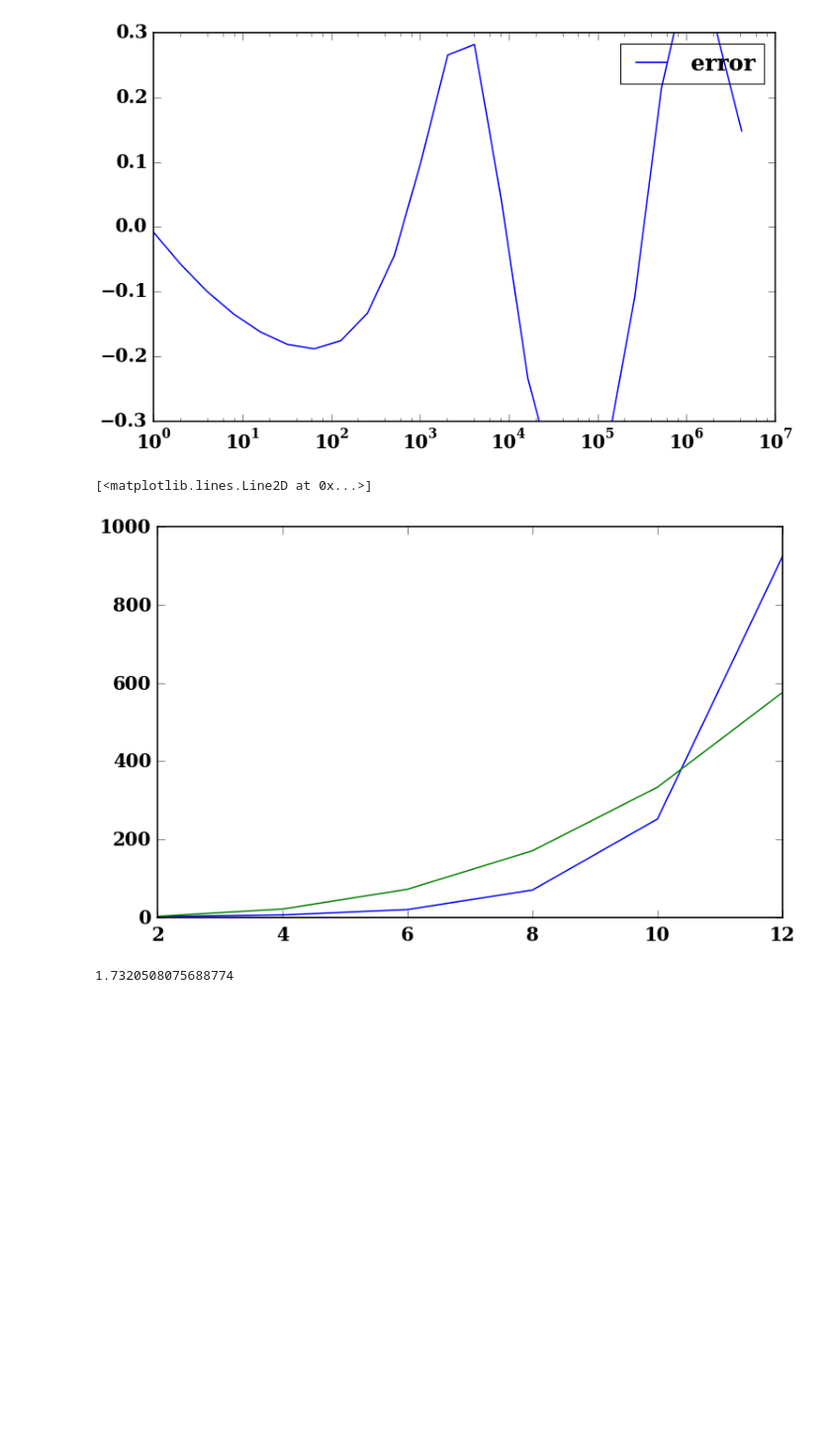
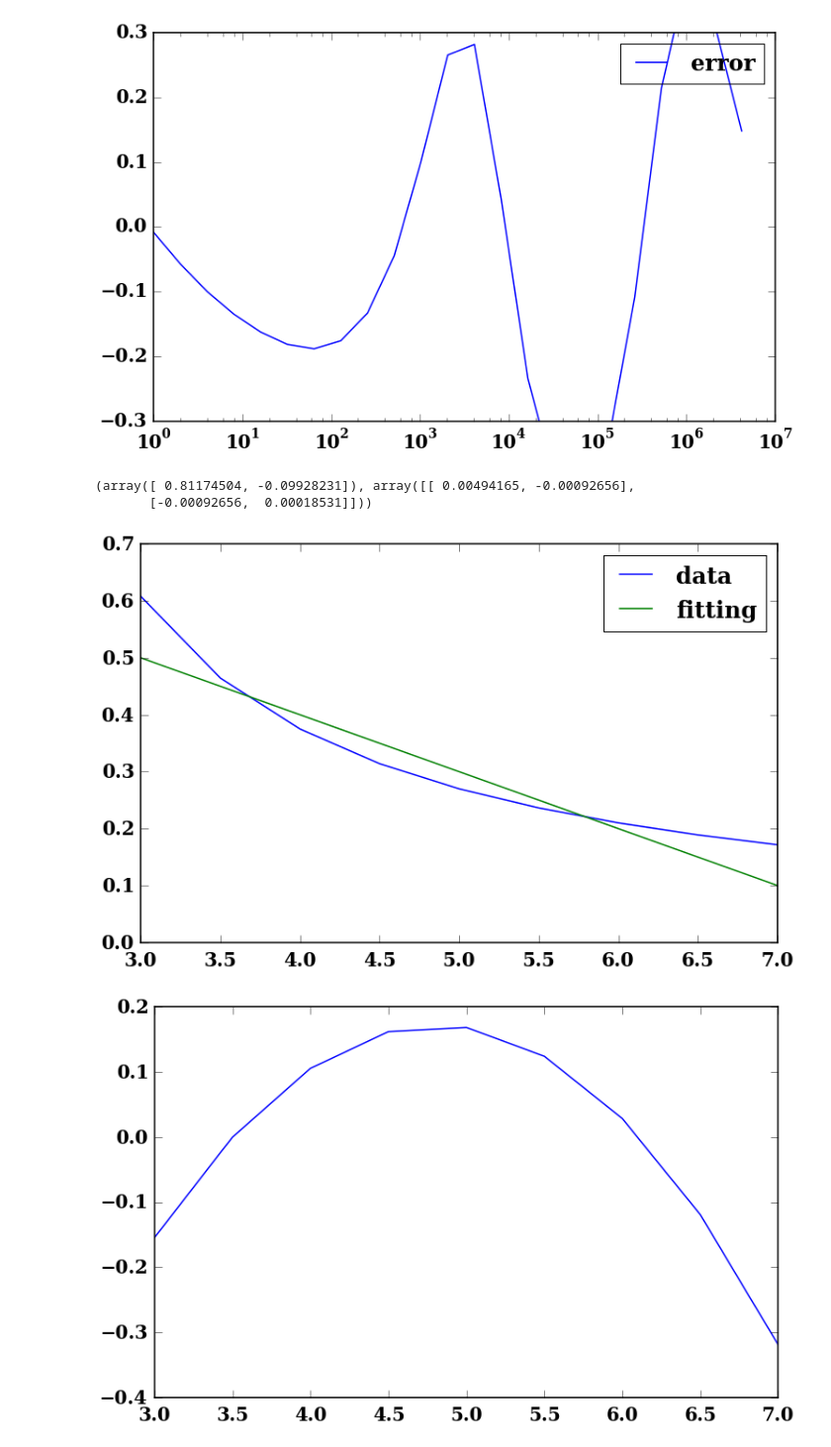
Before and after one commit to ZhaoweiZ/kappa_summer, a Jupyter notebook: finding_beautiful_formula.ipynb, the cells around one changed output. Shown at 99% size. Cells and saved outputs as stored; diff of their text form; code cells hidden in the pictures; blank space fills up the shorter version.

```diff
--- a/finding_beautiful_formula.ipynb
+++ b/finding_beautiful_formula.ipynb
@@ -662,19 +882,34 @@ pl.show()
 # %% [output]
 [figure]
 [figure]
-# %%
-x_haha = [2,4,6,8,10,12]
-y_haha = [2,6,20,70,252,924]
-x_haha22 = [8/3.,64/3.,216/3.,512/3.,1000/3.,12**3 /3.]
-
-
-
-pl.plot(x_haha, y_haha)
-pl.plot(x_haha, x_haha22 )
-# %% [output]
-[<matplotlib.lines.Line2D at 0x...>]
-[figure, removed]
-# %%
-1./(3. * kappa**(-3./2.))
-# %% [output]
-1.7320508075688774
+# %%
+data_kappa_vs_x_emi = np.loadtxt('/home/zhaowei/Documents/kappa_summer/my_data_1/kappa_vs_x_emiss.txt')
+
+
+
+x_here = data_kappa_vs_x_emi[:,0]
+y_here = data_kappa_vs_x_emi[:,1]
+
+pl.plot(x_here, y_here, label = 'data')
+
+def kappa_vs_x_emi(x,a,b):
+
+    f = a + b * x
+    return f
+
+pl.plot(x_here, kappa_vs_x_emi(x_here, 4./5., -1./10.), label = 'fitting')
+
+print curve_fit(kappa_vs_x_emi, x_here, y_here)
+
+pl.legend()
+pl.show()
+
+
+pl.plot(x_here, kappa_vs_x_emi(x_here,0.81174504, -0.09928231)/y_here - 1)
+
+pl.show()
+# %% [output]
+(array([ 0.81174504, -0.09928231]), array([[ 0.00494165, -0.00092656],
+       [-0.00092656,  0.00018531]]))
+[figure, added]
+[figure, added]
```
Also changed, not shown: parts of 8 cells of this notebook, 4 other files.
